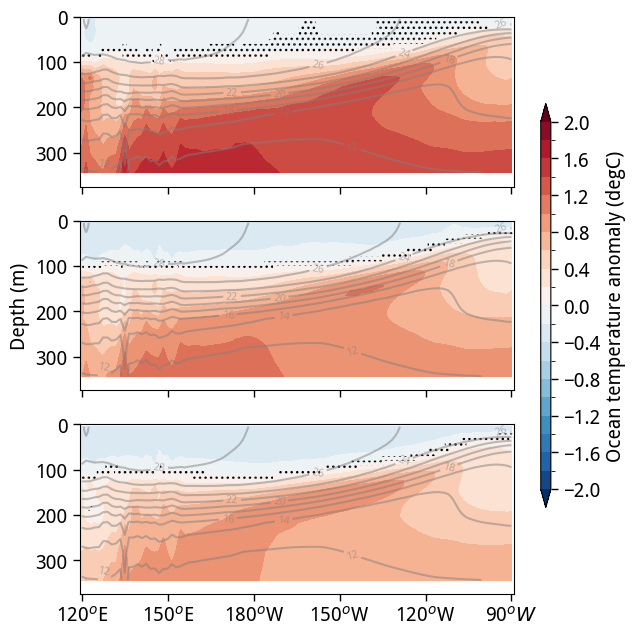
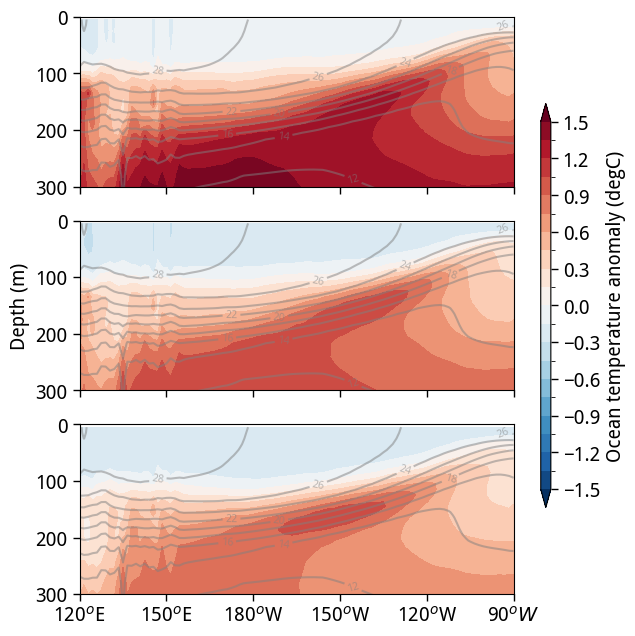
Code edit (unified diff) that turned the first committed figure into the second:
--- before
+++ after
@@ -1,8 +1,9 @@
 xx, yy = np.meshgrid(merid_da_list_diff[0].lon, merid_da_list_diff[0].lev)
-fig, axlist = plot_maps_no_proj(xx, yy, merid_da_list_diff, titles=['']*8, labels=['']*9, cmap='RdBu_r', levels=np.linspace(-2, 2, 21), pval = merid_pval_list, draw_winds=False, u_wnd=[], v_wnd=[], wind_scale=20, draw_contour=True, contour_data=[merid_da_pi]*9, contour_levels=np.linspace(10, 30, 11), contour_colors='gray', 
+fig, axlist = plot_maps_no_proj(xx, yy, merid_da_list_diff, titles=['']*8, labels=['']*9, cmap='RdBu_r', levels=np.linspace(-1.5, 1.5, 21), pval = [], draw_winds=False, u_wnd=[], v_wnd=[], wind_scale=20, draw_contour=True, contour_data=[merid_da_pi]*9, contour_levels=np.linspace(10, 30, 11), contour_colors='gray', 
                 nrows=3, ncols=1, figsize=(7,7.5), land_mask_list = [], add_patch=False, add_patch_extra=False, hatch_type = 'insig',
                 cbar_kwargs=dict(orientation='vertical', label=r'Ocean temperature anomaly (degC)', aspect=40, shrink=0.7, pad=0.05), draw_colorbar=True, auto_aspect=False, draw_clabel=True)
 
 for ax in axlist:
+    ax.set_ylim(0, 300)
     ax.invert_yaxis()
     # ax.axvline(0.0, color='k', lw=0.5)

Commit: reorganisation and udpating the heat transport plots and thermocline changes